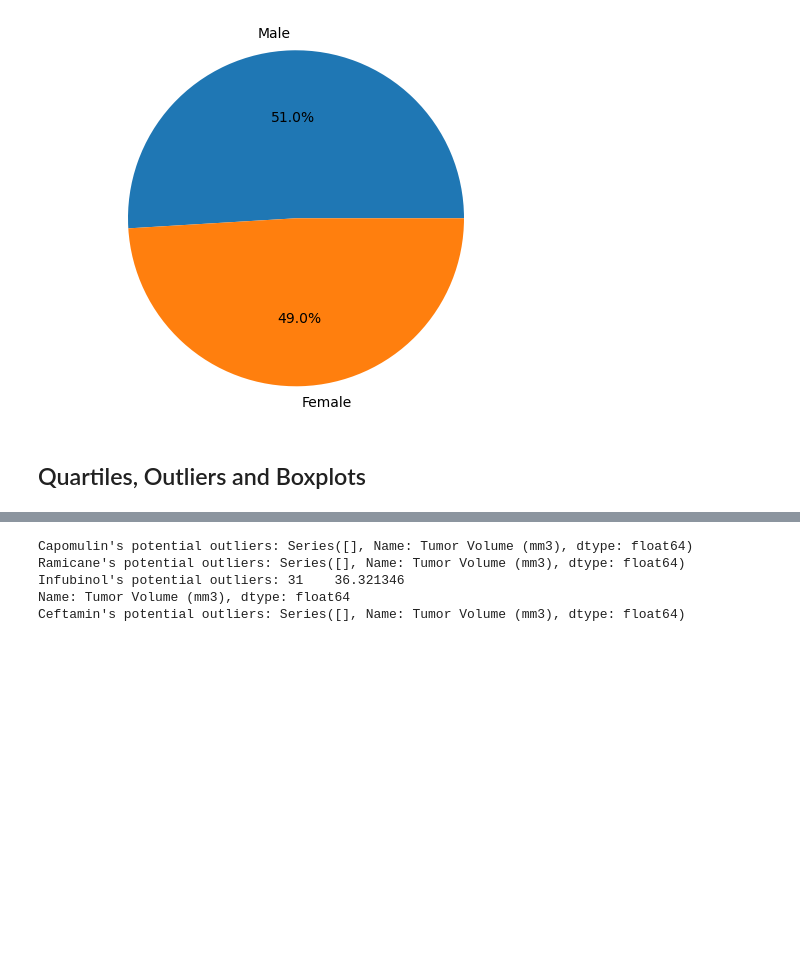
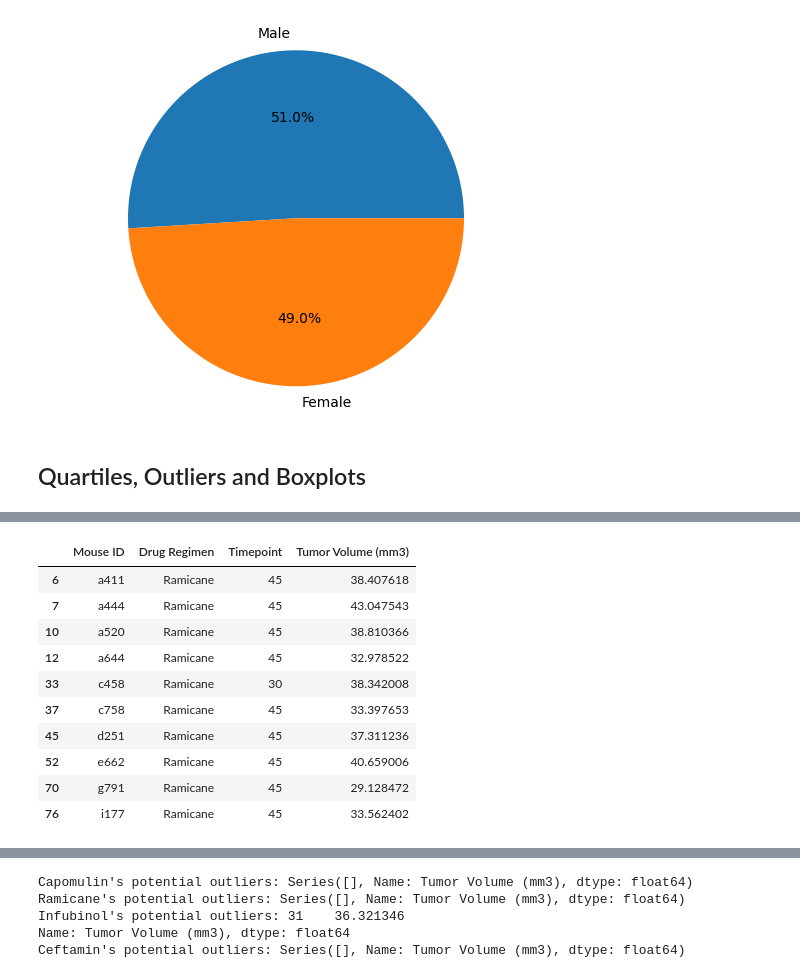
Before and after one commit to Olufemi-Olarewaju/Pymaceuticals, a Jupyter notebook: pymaceuticals_starter.ipynb, the cells around one changed output, grey strips where cells are left out. Saved outputs shown, nothing was run; the diff lists cells and outputs as text; code cells hidden in the pictures; blank space fills up the shorter version.

```diff
--- a/pymaceuticals_starter.ipynb
+++ b/pymaceuticals_starter.ipynb
@@ -208,0 +215,16 @@ greatest_timepoint_df.head()
+# %%
+# Dataframe for Ramicane
+ramicane_df = final_tumor_vol_df.loc[(final_tumor_vol_df["Drug Regimen"]=="Ramicane"), :]
+ramicane_df.head(10)
+# %% [output]
+|  | Mouse ID | Drug Regimen | Timepoint | Tumor Volume (mm3) |
+| 6 | a411 | Ramicane | 45 | 38.407618 |
+| 7 | a444 | Ramicane | 45 | 43.047543 |
+| 10 | a520 | Ramicane | 45 | 38.810366 |
+| 12 | a644 | Ramicane | 45 | 32.978522 |
+| 33 | c458 | Ramicane | 30 | 38.342008 |
+| 37 | c758 | Ramicane | 45 | 33.397653 |
+| 45 | d251 | Ramicane | 45 | 37.311236 |
+| 52 | e662 | Ramicane | 45 | 40.659006 |
+| 70 | g791 | Ramicane | 45 | 29.128472 |
+| 76 | i177 | Ramicane | 45 | 33.562402 |
```
Also changed, not shown: parts of 7 cells of this notebook.
